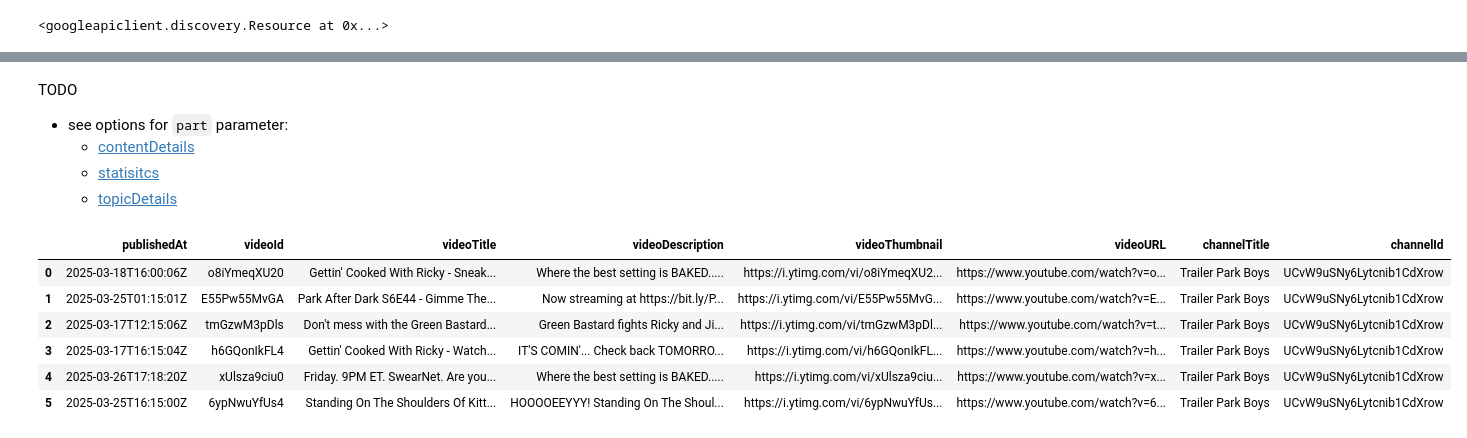
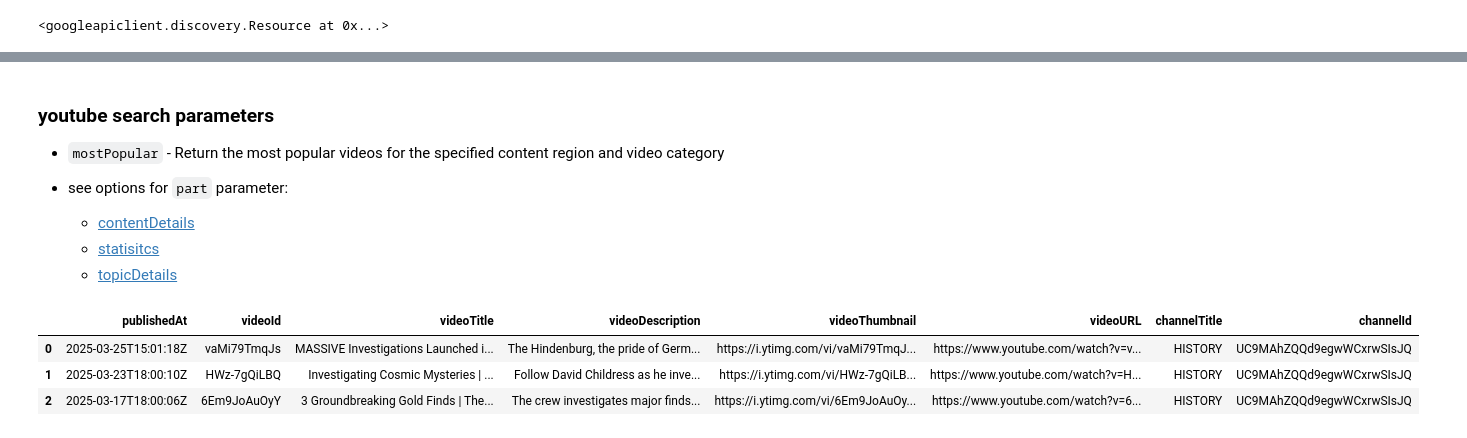
Before and after one commit to tottenjordan/zghost, a Jupyter notebook: notebooks/hello_search_trends.ipynb, the cells around one changed output, grey strips where cells are left out. Saved outputs shown, nothing was run; the diff lists cells and outputs as text; code cells hidden in the pictures.

Commit message:
update YT API search and trend

```diff
--- a/notebooks/hello_search_trends.ipynb
+++ b/notebooks/hello_search_trends.ipynb
@@ -140,19 +223,21 @@ youtube
 # %%
-TARGET_QUERY = ""
-CHANNEL_ID = "UCvW9uSNy6Lytcnib1CdXrow"
+TARGET_QUERY = "time travel"
 
-NUM_RESULTS = 10
+# CHANNEL_ID = "UCvW9uSNy6Lytcnib1CdXrow" # TPB
+CHANNEL_ID = "UC9MAhZQQd9egwWCxrwSIsJQ" # AA
+
+NUM_RESULTS = 5
 
 # duration (minutes): ['any', 'long', 'medium', 'short']
 # short: (-inf, 4)
 # medium: [4, 20]
 # long: (20, inf)
-VIDEO_DURATION = "short"
+VIDEO_DURATION = "medium"
 
 # order resources in API response
-ORDER_CRITERIA = "viewCount"  # ['date', 'rating', 'relevance', 'title', 'viewCount']
+ORDER_CRITERIA = "relevance"  # ['date', 'rating', 'relevance', 'title', 'viewCount']
 
-MAX_DAYS_AGO = 10
+MAX_DAYS_AGO = 60
 PUBLISHED_AFTER_TIMESTAMP = (
     (pd.Timestamp.now() - pd.DateOffset(days=MAX_DAYS_AGO))
     .tz_localize("UTC")
@@ -191,5 +260,8 @@ data = {
 # %% [markdown]
-TODO
+### youtube search parameters
+
+* `mostPopular` - Return the most popular videos for the specified content region and video category
+
 * see options for `part` parameter:
   * [contentDetails](https://developers.google.com/youtube/v3/docs/videos#contentDetails)
   * [statisitcs](https://developers.google.com/youtube/v3/docs/videos#statistics)
@@ -197,7 +269,7 @@ TODO
 # %%
 # Using Search:list - https://developers.google.com/youtube/v3/docs/search/list
 yt_data_api_request = youtube.search().list(
-    part="id,snippet", # contentDetails,statistics,topicDetails
+    part="id,snippet",
     type="video",
     q=TARGET_QUERY,
     videoDuration=VIDEO_DURATION,
@@ -205,40 +277,38 @@ yt_data_api_request = youtube.search().list(
     publishedAfter=PUBLISHED_AFTER_TIMESTAMP,
     channelId=CHANNEL_ID,
     order=ORDER_CRITERIA,
+    videoCaption="closedCaption" # only include videos with CC?
 )
 yt_data_api_response = yt_data_api_request.execute()
 
 # prepare results dataframe
 data_dict = {}
 i=1
 
 for video in yt_data_api_response['items']:
     row_name = f"row{i}"
     data_dict.update(
         {
             row_name: {
                 'publishedAt': video['snippet']['publishedAt'],
                 'videoId': video['id']['videoId'],
                 'videoTitle': video['snippet']['title'],
                 'videoDescription': video['snippet']['description'],
                 'videoThumbnail': video['snippet']['thumbnails']['high']['url'],
                 'videoURL': f"https://www.youtube.com/watch?v={video['id']['videoId']}",
                 'channelTitle': video['snippet']['channelTitle'],
                 'channelId': video['snippet']['channelId'],
             }
         }
     )
     i+=1
 
 yt_df = pd.DataFrame.from_dict(data_dict, orient='index')
 yt_df = yt_df.reset_index(drop=True)
 
 HTML(yt_df.to_html(render_links=True, escape=False))
 # %% [output]
 |  | publishedAt | videoId | videoTitle | videoDescription | videoThumbnail | videoURL | channelTitle | channelId |
-| 0 | 2025-03-18T16:00:06Z | o8iYmeqXU20 | Gettin' Cooked With Ricky - Sneak... | Where the best setting is BAKED..... | https://i.ytimg.com/vi/o8iYmeqXU2... | https://www.youtube.com/watch?v=o... | Trailer Park Boys | UCvW9uSNy6Lytcnib1CdXrow |
-| 1 | 2025-03-25T01:15:01Z | E55Pw55MvGA | Park After Dark S6E44 - Gimme The... | Now streaming at https://bit.ly/P... | https://i.ytimg.com/vi/E55Pw55MvG... | https://www.youtube.com/watch?v=E... | Trailer Park Boys | UCvW9uSNy6Lytcnib1CdXrow |
-| 2 | 2025-03-17T12:15:06Z | tmGzwM3pDls | Don't mess with the Green Bastard... | Green Bastard fights Ricky and Ji... | https://i.ytimg.com/vi/tmGzwM3pDl... | https://www.youtube.com/watch?v=t... | Trailer Park Boys | UCvW9uSNy6Lytcnib1CdXrow |
-| 3 | 2025-03-17T16:15:04Z | h6GQonIkFL4 | Gettin' Cooked With Ricky - Watch... | IT'S COMIN'... Check back TOMORRO... | https://i.ytimg.com/vi/h6GQonIkFL... | https://www.youtube.com/watch?v=h... | Trailer Park Boys | UCvW9uSNy6Lytcnib1CdXrow |
-| 4 | 2025-03-26T17:18:20Z | xUlsza9ciu0 | Friday. 9PM ET. SwearNet. Are you... | Where the best setting is BAKED..... | https://i.ytimg.com/vi/xUlsza9ciu... | https://www.youtube.com/watch?v=x... | Trailer Park Boys | UCvW9uSNy6Lytcnib1CdXrow |
-| 5 | 2025-03-25T16:15:00Z | 6ypNwuYfUs4 | Standing On The Shoulders Of Kitt... | HOOOOEEYYY! Standing On The Shoul... | https://i.ytimg.com/vi/6ypNwuYfUs... | https://www.youtube.com/watch?v=6... | Trailer Park Boys | UCvW9uSNy6Lytcnib1CdXrow |
+| 0 | 2025-03-25T15:01:18Z | vaMi79TmqJs | MASSIVE Investigations Launched i... | The Hindenburg, the pride of Germ... | https://i.ytimg.com/vi/vaMi79TmqJ... | https://www.youtube.com/watch?v=v... | HISTORY | UC9MAhZQQd9egwWCxrwSIsJQ |
+| 1 | 2025-03-23T18:00:10Z | HWz-7gQiLBQ | Investigating Cosmic Mysteries | ... | Follow David Childress as he inve... | https://i.ytimg.com/vi/HWz-7gQiLB... | https://www.youtube.com/watch?v=H... | HISTORY | UC9MAhZQQd9egwWCxrwSIsJQ |
+| 2 | 2025-03-17T18:00:06Z | 6Em9JoAuOyY | 3 Groundbreaking Gold Finds | The... | The crew investigates major finds... | https://i.ytimg.com/vi/6Em9JoAuOy... | https://www.youtube.com/watch?v=6... | HISTORY | UC9MAhZQQd9egwWCxrwSIsJQ |
```
Also changed, not shown: parts of 37 cells of this notebook, 3 other files.
